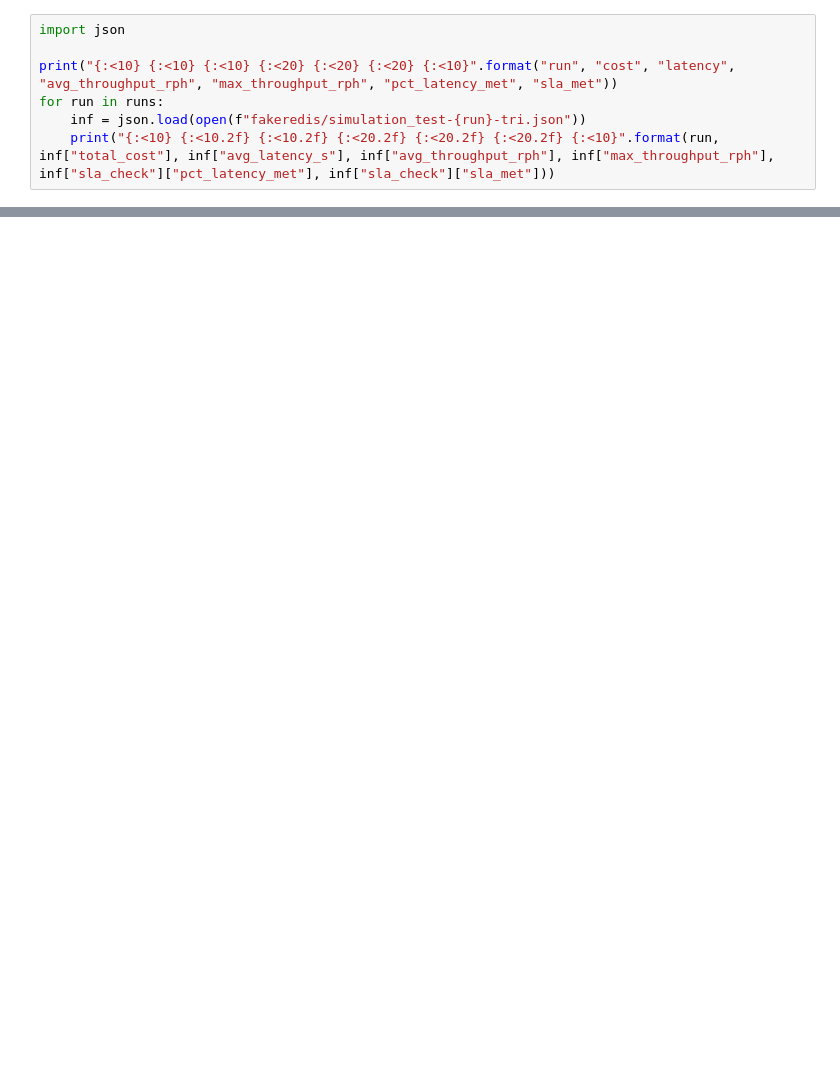
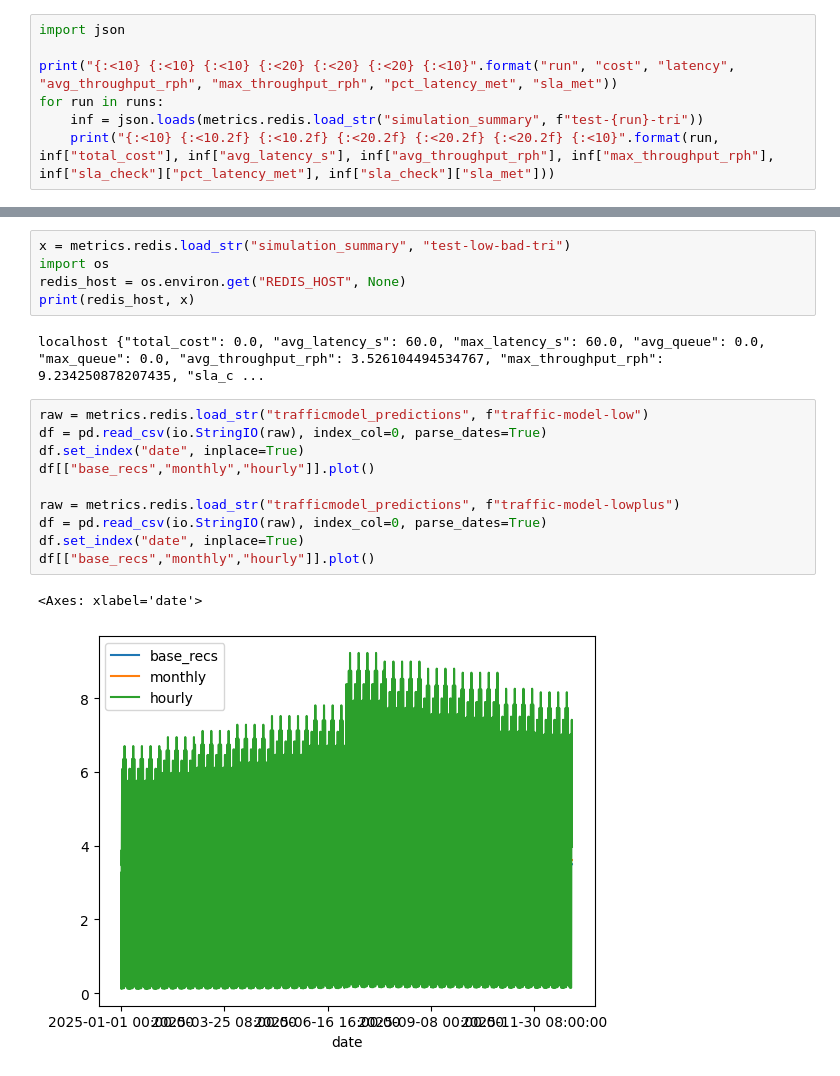
Before and after one commit to CarnegieMellon-PlantD/plantd-modeling, a Jupyter notebook: examine.ipynb, the cells around one changed output, grey strips where cells are left out. Drawn from its saved outputs; the diff is of its cells as text; blank space fills up the shorter version.

```diff
--- a/examine.ipynb
+++ b/examine.ipynb
@@ -75,7 +95,7 @@ import json
 
 print("{:<10} {:<10} {:<10} {:<20} {:<20} {:<20} {:<10}".format("run", "cost", "latency", "avg_throughput_rph", "max_throughput_rph", "pct_latency_met", "sla_met"))
 for run in runs:
-    inf = json.load(open(f"fakeredis/simulation_test-{run}-tri.json"))
+    inf = json.loads(metrics.redis.load_str("simulation_summary", f"test-{run}-tri"))
     print("{:<10} {:<10.2f} {:<10.2f} {:<20.2f} {:<20.2f} {:<20.2f} {:<10}".format(run, inf["total_cost"], inf["avg_latency_s"], inf["avg_throughput_rph"], inf["max_throughput_rph"], inf["sla_check"]["pct_latency_met"], inf["sla_check"]["sla_met"]))
 # %% [output]
 run        cost       latency    avg_throughput_rph   max_throughput_rph   pct_latency_met      sla_met
@@ -85,0 +108,20 @@ nom-good   7576.17    60.00      102.88               269.43               100.0
+# %%
+x = metrics.redis.load_str("simulation_summary", "test-low-bad-tri")
+import os
+redis_host = os.environ.get("REDIS_HOST", None)
+print(redis_host, x)
+# %% [output]
+localhost {"total_cost": 0.0, "avg_latency_s": 60.0, "max_latency_s": 60.0, "avg_queue": 0.0, "max_queue": 0.0, "avg_throughput_rph": 3.526104494534767, "max_throughput_rph": 9.234250878207435, "sla_c ...
+# %%
+raw = metrics.redis.load_str("trafficmodel_predictions", f"traffic-model-low")
+df = pd.read_csv(io.StringIO(raw), index_col=0, parse_dates=True)
+df.set_index("date", inplace=True)
+df[["base_recs","monthly","hourly"]].plot()
+
+raw = metrics.redis.load_str("trafficmodel_predictions", f"traffic-model-lowplus")
+df = pd.read_csv(io.StringIO(raw), index_col=0, parse_dates=True)
+df.set_index("date", inplace=True)
+df[["base_recs","monthly","hourly"]].plot()
+# %% [output]
+<Axes: xlabel='date'>
+[figure, added]
```
Also changed, not shown: parts of 12 cells of this notebook.
